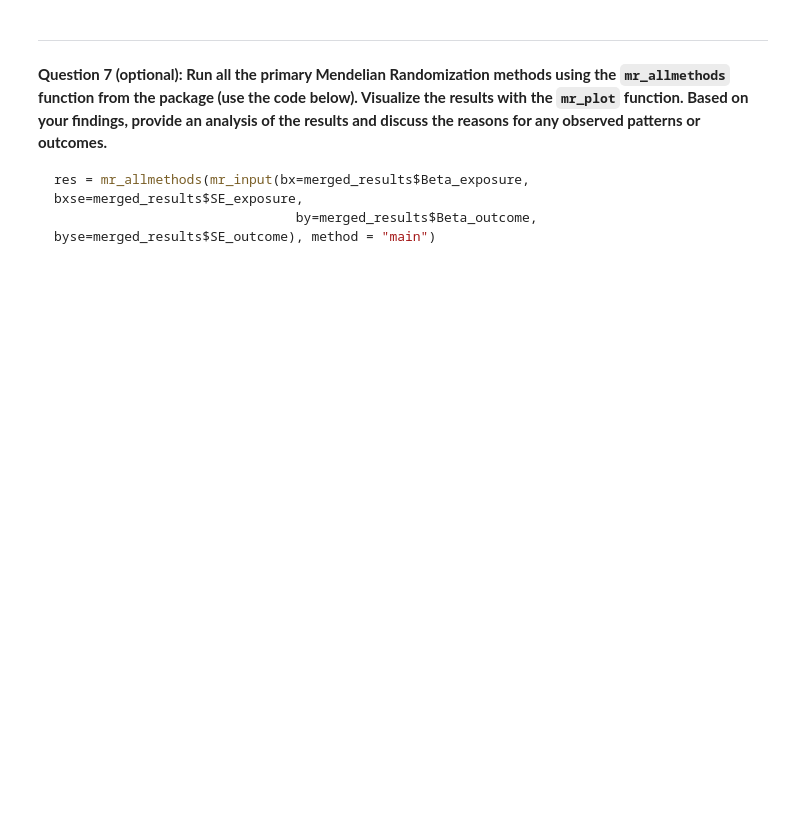
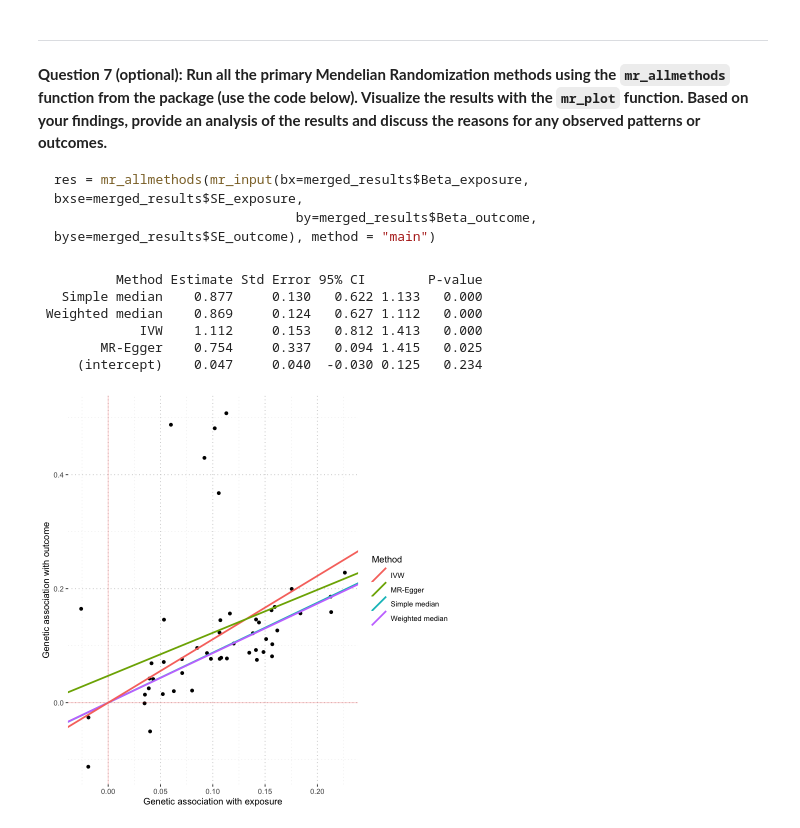
Before and after one commit to RuiDongDR/student_test_2025_spring, a Jupyter notebook: notebook/MendelianRandomization_JingyiXu.ipynb, the cells around one changed output. Cells and saved outputs as stored; diff of their text form; code cells hidden in the pictures; blank space fills up the shorter version.

````diff
--- a/notebook/MendelianRandomization_JingyiXu.ipynb
+++ b/notebook/MendelianRandomization_JingyiXu.ipynb
@@ -24,0 +80,5 @@ First please load the data in `../data/MR_genotype_data_with_missing.csv` and `.
+# %%
+# Mean imputation for phenotype data
+phenotype_data <- phenotype_data |>
+  mutate(across(where(is.numeric), ~ ifelse(is.na(.), mean(., na.rm = TRUE), .)))
+md.pattern(phenotype_data)
@@ -56,3 +146,25 @@ for (snp in colnames(genotype_data)[-1]) {
 **Question 4: please run the association analysis between variants and the outcome.**
 # %% [markdown]
 **Answer:**
+# %%
+snp_outcome_results <- data.frame(SNP = colnames(genotype_data)[-1],
+                                  Beta = numeric(ncol(genotype_data) - 1),
+                                  SE = numeric(ncol(genotype_data) - 1),
+                                  p_value = numeric(ncol(genotype_data) - 1))
+
+for (snp in colnames(genotype_data)[-1]) {
+
+  genotype <- genotype_data[[snp]]
+  outcome <- phenotype_data$Outcome
+
+  fit <- lm(outcome ~ genotype)
+
+  snp_outcome_results$Beta[snp_outcome_results$SNP == snp] <- coef(fit)[2]
+  snp_outcome_results$SE[snp_outcome_results$SNP == snp] <- summary(fit)$coefficients[2, 2]
+
+  t_value <- coef(fit)[2] / summary(fit)$coefficients[2, 2]
+  snp_outcome_results$p_value[snp_outcome_results$SNP == snp] <- 2 * (1 - pnorm(abs(t_value)))
+}
+
+# 查看结果
+head(snp_outcome_results)
@@ -80,3 +206,9 @@ In the vignette [here](https://cran.r-project.org/web/packages/MendelianRandomiz
 **Question 5: please run the MR-IVW and MR-Egger analysis.**
 # %% [markdown]
 **Answer:**
+# %%
+# Generate object for MR analysis
+MRInputObject <- mr_input(bx = snp_exposure_results$Beta,
+                        bxse = snp_exposure_results$SE,
+                        by = snp_outcome_results$Beta,
+                        byse = snp_outcome_results$SE)
@@ -99,3 +289,18 @@ In the vignette [here](https://cran.r-project.org/web/packages/MendelianRandomiz
 res = mr_allmethods(mr_input(bx=merged_results$Beta_exposure, bxse=merged_results$SE_exposure,
                                by=merged_results$Beta_outcome, byse=merged_results$SE_outcome), method = "main")
 ```
+# %%
+res = mr_allmethods(MRInputObject, method = "main")
+
+res
+
+# Visualize the results
+mr_plot(res)
+# %% [output]
+          Method Estimate Std Error 95% CI        P-value
+   Simple median    0.877     0.130   0.622 1.133   0.000
+ Weighted median    0.869     0.124   0.627 1.112   0.000
+             IVW    1.112     0.153   0.812 1.413   0.000
+        MR-Egger    0.754     0.337   0.094 1.415   0.025
+     (intercept)    0.047     0.040  -0.030 0.125   0.234
+[figure, added]
````
Also changed, not shown: parts of 17 cells of this notebook.
